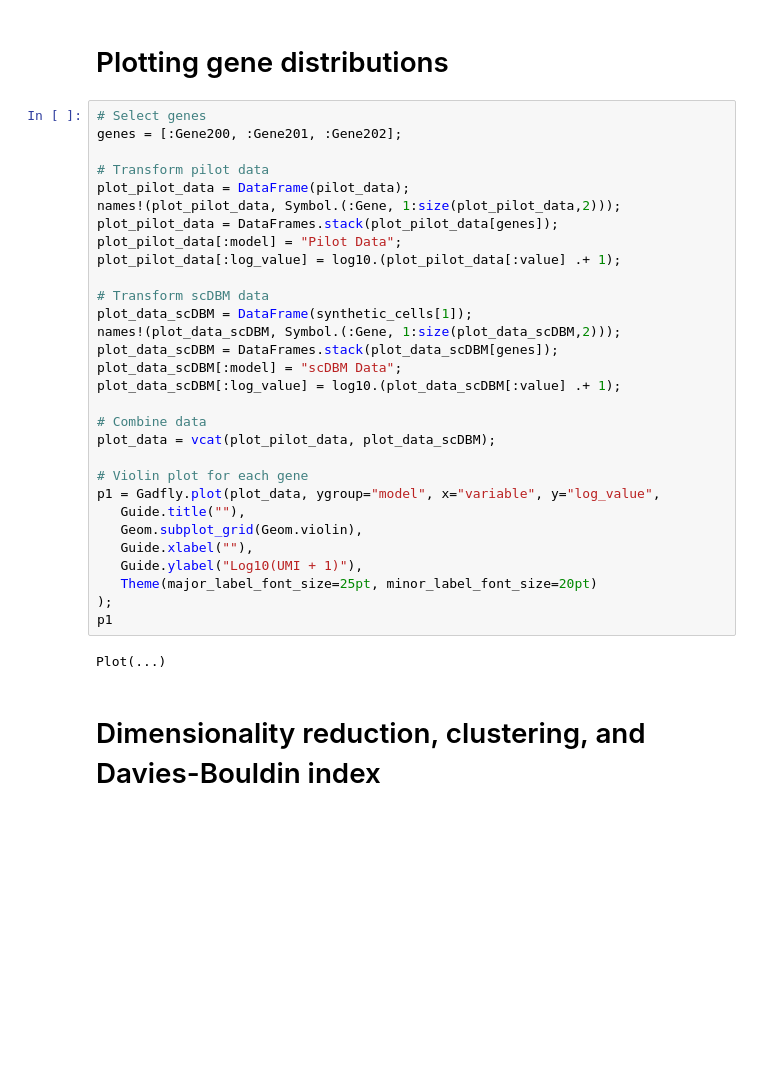
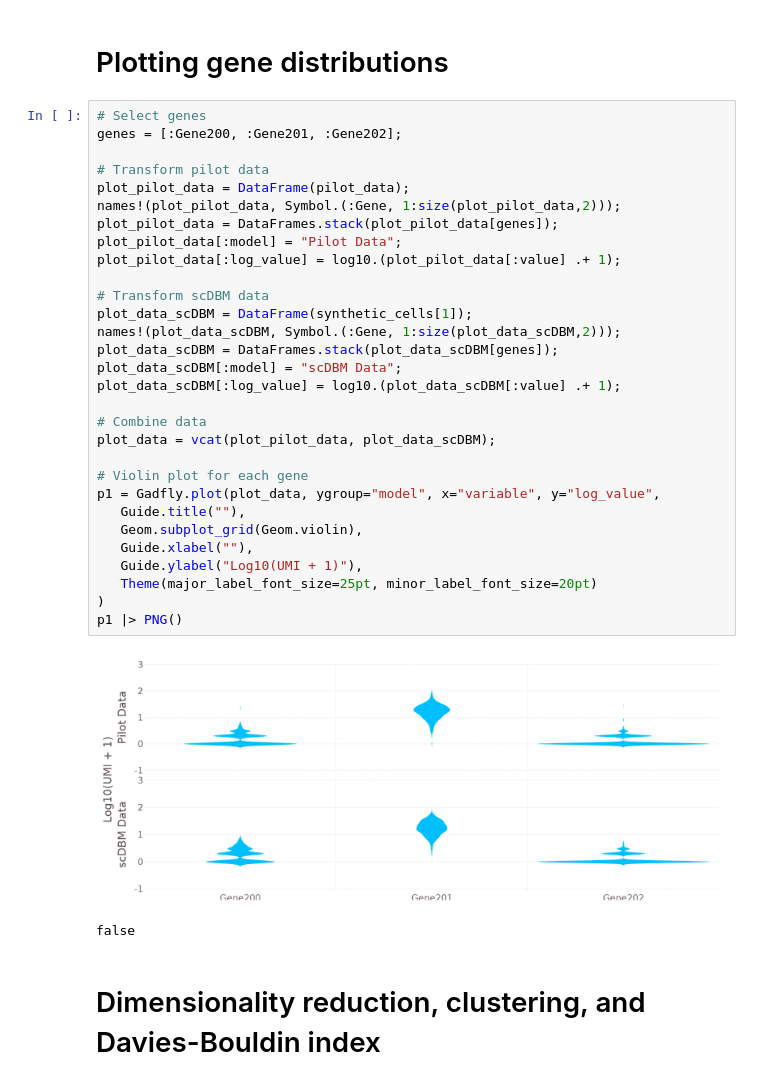
Before and after one commit to MTreppner/scDBM.jl, a Jupyter notebook: reproducable_example/reproducable_example (3).ipynb, the cells around one changed output. Cells and saved outputs as stored; diff of their text form; blank space fills up the shorter version.

```diff
--- a/reproducable_example/reproducable_example (2).ipynb
+++ b/reproducable_example/reproducable_example (3).ipynb
@@ -125,35 +125,36 @@ gibbssamplenegativebinomial!(pilot_data,synthetic_cells, dbm, 30);
 # %%
 # Select genes
 genes = [:Gene200, :Gene201, :Gene202];
 
 # Transform pilot data
 plot_pilot_data = DataFrame(pilot_data);
 names!(plot_pilot_data, Symbol.(:Gene, 1:size(plot_pilot_data,2)));
 plot_pilot_data = DataFrames.stack(plot_pilot_data[genes]);
 plot_pilot_data[:model] = "Pilot Data";
 plot_pilot_data[:log_value] = log10.(plot_pilot_data[:value] .+ 1);
 
 # Transform scDBM data
 plot_data_scDBM = DataFrame(synthetic_cells[1]);
 names!(plot_data_scDBM, Symbol.(:Gene, 1:size(plot_data_scDBM,2)));
 plot_data_scDBM = DataFrames.stack(plot_data_scDBM[genes]);
 plot_data_scDBM[:model] = "scDBM Data";
 plot_data_scDBM[:log_value] = log10.(plot_data_scDBM[:value] .+ 1);
 
 # Combine data
 plot_data = vcat(plot_pilot_data, plot_data_scDBM);
 
 # Violin plot for each gene
 p1 = Gadfly.plot(plot_data, ygroup="model", x="variable", y="log_value",
    Guide.title(""),
    Geom.subplot_grid(Geom.violin),
    Guide.xlabel(""),
    Guide.ylabel("Log10(UMI + 1)"),
    Theme(major_label_font_size=25pt, minor_label_font_size=20pt)
-);
-p1
+)
+p1 |> PNG()
 # %% [output]
+[figure, added]
-Plot(...)
+false
 # %% [markdown]
 # Dimensionality reduction, clustering, and Davies-Bouldin index
 # %%
```
